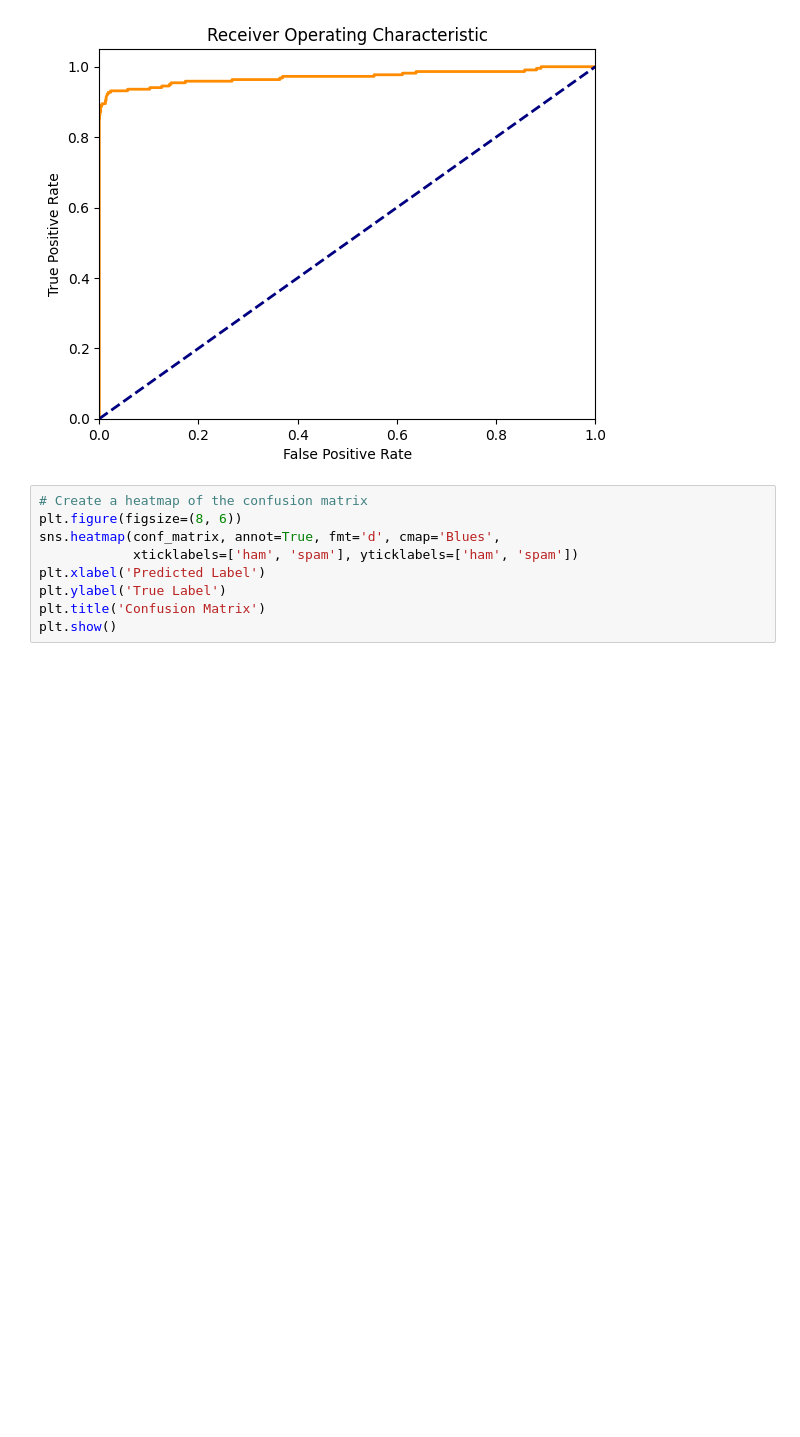
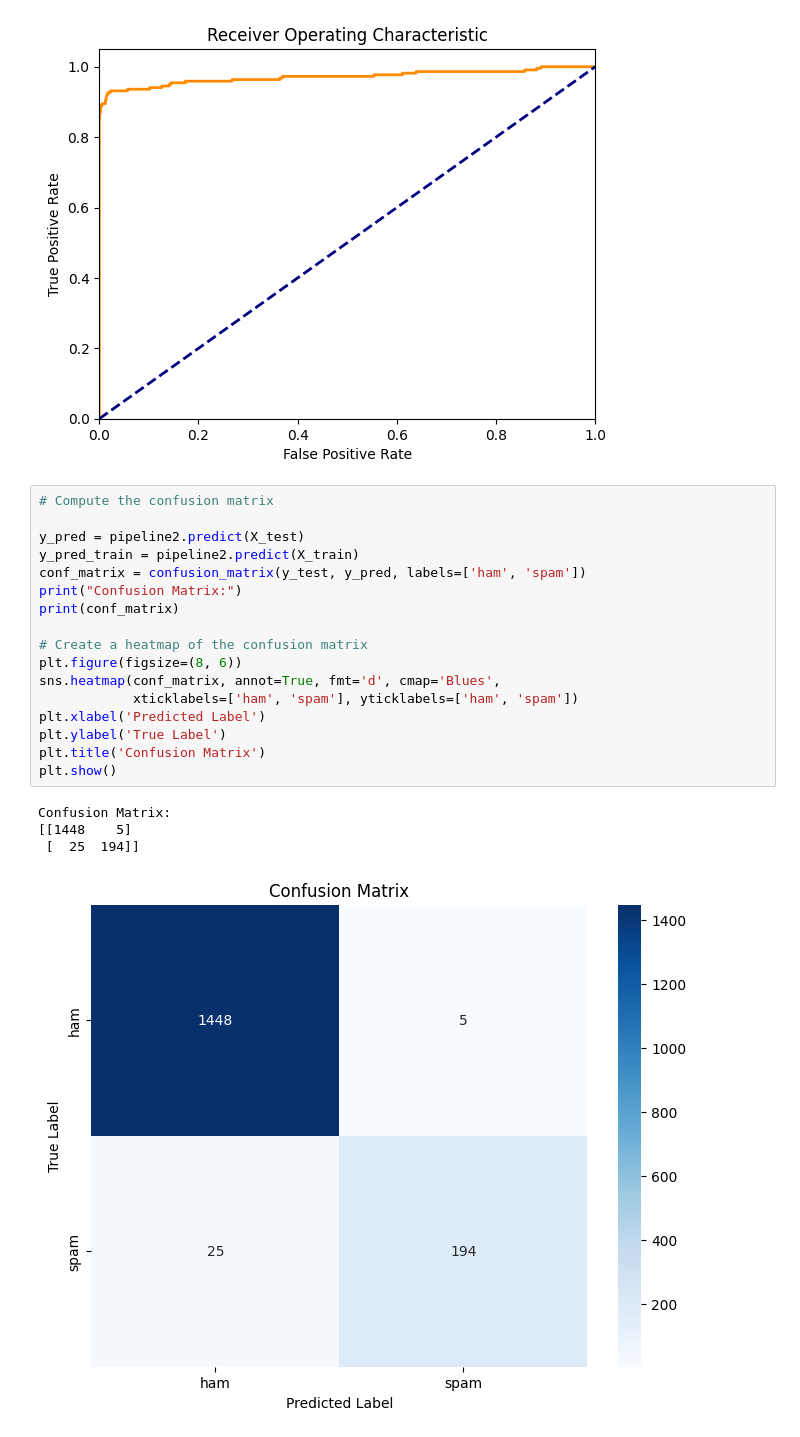
Before and after one commit to MitroulisDimitris/NLP, a Jupyter notebook: SpamDetection/NaiveBayes.ipynb, the cells around one changed output. Cells and saved outputs as stored; diff of their text form; blank space fills up the shorter version.

```diff
--- a/SpamDetection/NaiveBayes.ipynb
+++ b/SpamDetection/NaiveBayes.ipynb
@@ -142,11 +143,24 @@ ROC-AUC Score: 0.9711225711565113
 Text(0.5, 1.0, 'Receiver Operating Characteristic')
 [figure]
 # %%
+# Compute the confusion matrix
+
+y_pred = pipeline2.predict(X_test)
+y_pred_train = pipeline2.predict(X_train)
+conf_matrix = confusion_matrix(y_test, y_pred, labels=['ham', 'spam'])
+print("Confusion Matrix:")
+print(conf_matrix)
+
 # Create a heatmap of the confusion matrix
 plt.figure(figsize=(8, 6))
 sns.heatmap(conf_matrix, annot=True, fmt='d', cmap='Blues',
             xticklabels=['ham', 'spam'], yticklabels=['ham', 'spam'])
 plt.xlabel('Predicted Label')
 plt.ylabel('True Label')
 plt.title('Confusion Matrix')
 plt.show()
+# %% [output]
+Confusion Matrix:
+[[1448    5]
+ [  25  194]]
+[figure, added]
```
Also changed, not shown: parts of 3 cells of this notebook.
